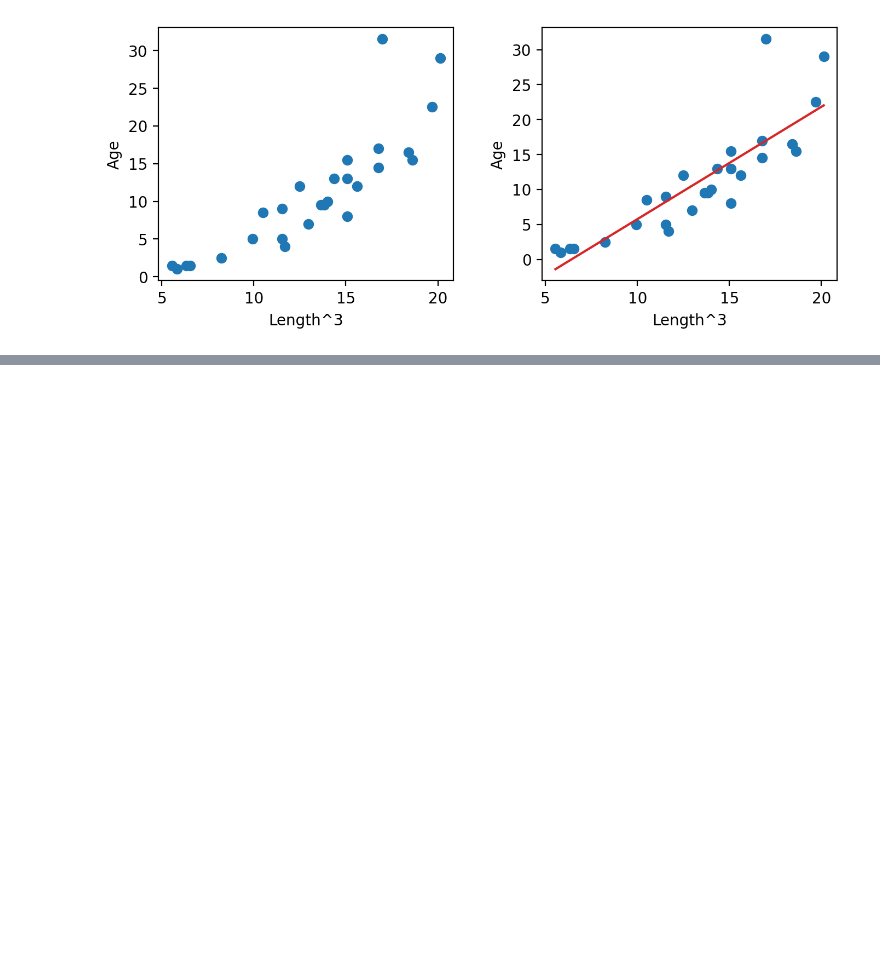
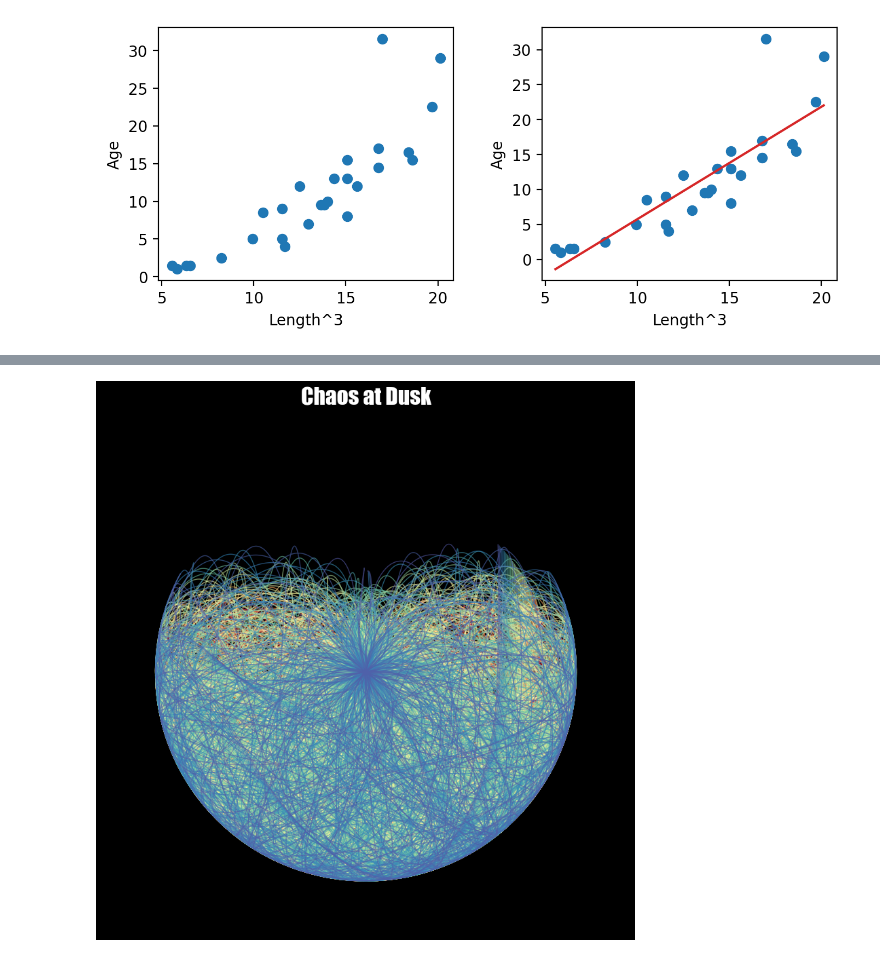
Before and after one commit to jordanarlan/UC-Berkeley-DS100, a Jupyter notebook: Week 6/Untitled-1.ipynb, the cells around one changed output, grey strips where cells are left out. Saved outputs shown, nothing was run; the diff lists cells and outputs as text; code cells hidden in the pictures; blank space fills up the shorter version.

```diff
--- a/Week 6/Untitled-1.ipynb
+++ b/Week 6/Untitled-1.ipynb
@@ -119,0 +215,34 @@ plt.subplots_adjust(wspace=0.3);
+# %%
+# Create a new figure and axis, with a black background
+fig, ax = plt.subplots(figsize=(10, 10))
+fig.patch.set_facecolor('black')
+
+# Simulate and plot the paths of multiple pendulums with slightly different initial conditions
+for i in range(50):
+    # Initial conditions: theta1, dtheta1/dt, theta2, dtheta2/dt.
+    Y0 = [3*np.pi/7 + 0.01*i, 0, 3*np.pi/4 + 0.01*i, 0]
+    x2, y2 = calculate_path(Y0)
+
+    # Create a color map to represent each pendulum
+    color = plt.cm.Spectral(i / 50)
+
+    # Plot the path of the pendulum with the color
+    ax.plot(x2, y2, color=color, alpha=0.6, linewidth=1)
+
+# Set the plot title with a specific font
+plt.title('Chaos at Dusk', color='white', fontsize=24, fontname='fantasy')
+
+# Set the plot limits
+plt.xlim([-2.5, 2.5])
+plt.ylim([-2.5, 2.5])
+
+# Add a subtle grid
+ax.grid(True, linestyle='-', color='white', alpha=0.5)
+
+# Remove labels and set the ticks color to white
+ax.axis('off')
+ax.tick_params(colors='white')
+
+plt.show()
+# %% [output]
+[figure, added]
```
Also changed, not shown: parts of 1 cell of this notebook.
